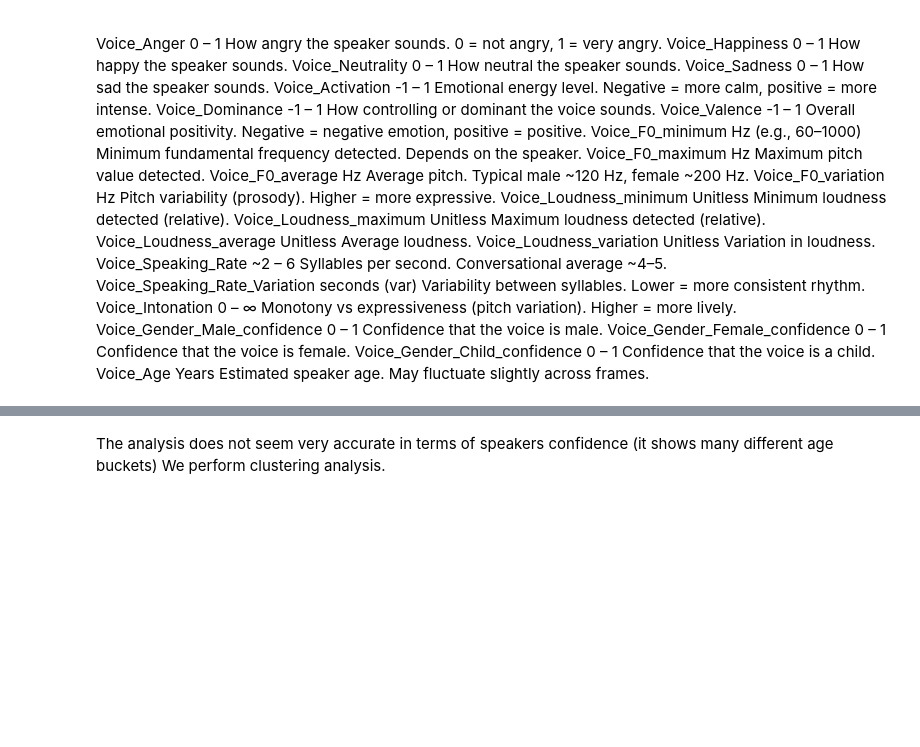
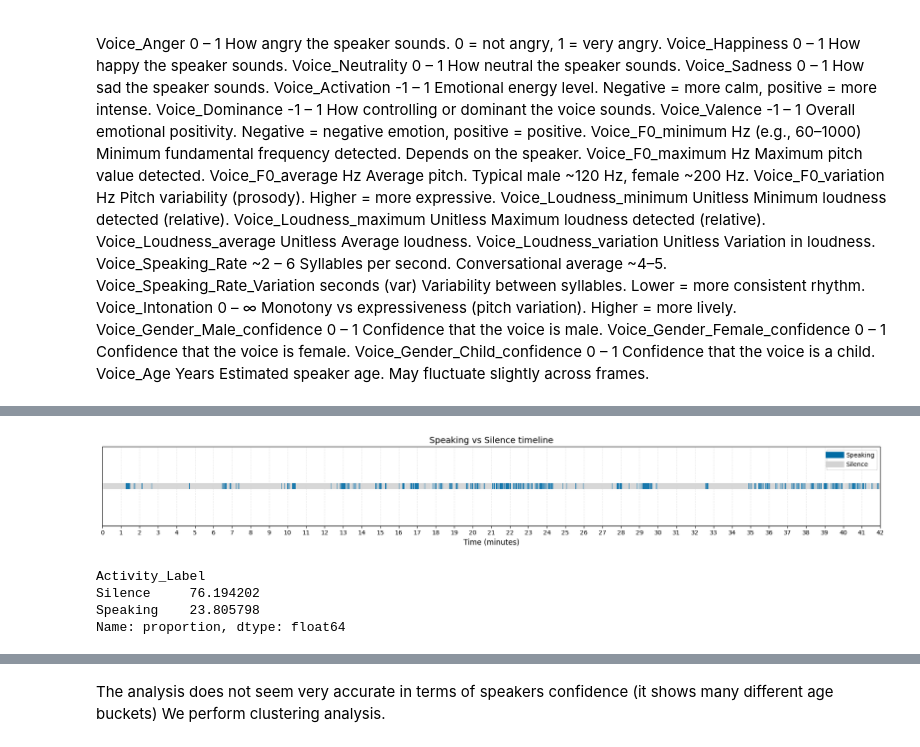
Before and after one commit to lorahc/Richemont, a Jupyter notebook: AUDIO.ipynb, the cells around one changed output, grey strips where cells are left out. Cells and saved outputs as stored; diff of their text form; code cells hidden in the pictures; blank space fills up the shorter version.

```diff
--- a/AUDIO.ipynb
+++ b/AUDIO.ipynb
@@ -130,14 +134,73 @@ Voice_Gender_Child_confidence	0 – 1	Confidence that the voice is a child.
 Voice_Age	Years	Estimated speaker age. May fluctuate slightly across frames.
 # %%
 df_1=segments['Boutique1']
-df_2=segments['Boutique1']
-df_3=segments['Boutique1']
+df_2=segments['Boutique2']
+df_3=segments['Boutique3']
 # %%
-df=df_1 # change for every daatset
+df=df_3 # change for every daatset
 
 #VOICE DURING AUDIO
 
 df_voice = df[(df['Voice_Active'] == 1)].copy()
 # %%
-df
+
+if 'Time_min' not in df.columns:
+    df['Time_min'] = (df['Timestamp'] - df['Timestamp'].min()) / (1000 * 60)
+
+
+df['Activity_Label'] = df['Voice_Activation'].apply(lambda x: 'Silence' if pd.isna(x) else 'Speaking')
+
+
+df['Activity_Change'] = (df['Activity_Label'] != df['Activity_Label'].shift()).cumsum()
+
+
+segments = df.groupby('Activity_Change').agg({
+    'Time_min': ['first', 'last'],
+    'Activity_Label': 'first'
+}).reset_index()
+
+segments.columns = ['Segment', 'Start', 'End', 'Activity_Label']
+segments['Duration'] = segments['End'] - segments['Start']
+
+
+segments = segments[~((segments['Activity_Label'] == 'Silence') & (segments['Duration'] < 0.008))]
+
+
+colors = {
+    'Speaking': '#006BA4',
+    'Silence': 'lightgray'
+}
+
+# Plot
+fig, ax = plt.subplots(figsize=(18, 2.8))
+for _, row in segments.iterrows():
+    ax.hlines(
+        y=1,
+        xmin=row['Start'],
+        xmax=row['End'],
+        color=colors.get(row['Activity_Label'], 'black'),
+        linewidth=10,
+        alpha=0.9
+    )
+
+ax.set_title("Speaking vs Silence timeline", fontsize=14)
+ax.set_xlabel("Time (minutes)", fontsize=12)
+ax.set_yticks([])
+
+start_min = int(df['Time_min'].min())
+end_min = int(np.ceil(df['Time_min'].max()))
+ax.set_xticks(np.arange(start_min, end_min + 1, 1))
+ax.set_xlim(start_min, end_min)
+ax.grid(axis='x', linestyle='--', alpha=0.3)
+
+# Leyenda
+legend_handles = [
+    Line2D([0], [0], color=color, lw=10, label=label)
+    for label, color in colors.items()
+]
+ax.legend(handles=legend_handles, loc='upper right')
+
+plt.tight_layout()
+plt.show()
+print(df['Activity_Label'].value_counts(normalize=True) * 100)
 # %% [output]
@@ -157 +222,6 @@ df
+[figure, added]
+Activity_Label
+Silence     76.194202
+Speaking    23.805798
+Name: proportion, dtype: float64
 # %%
```
Also changed, not shown: parts of 19 cells of this notebook.
